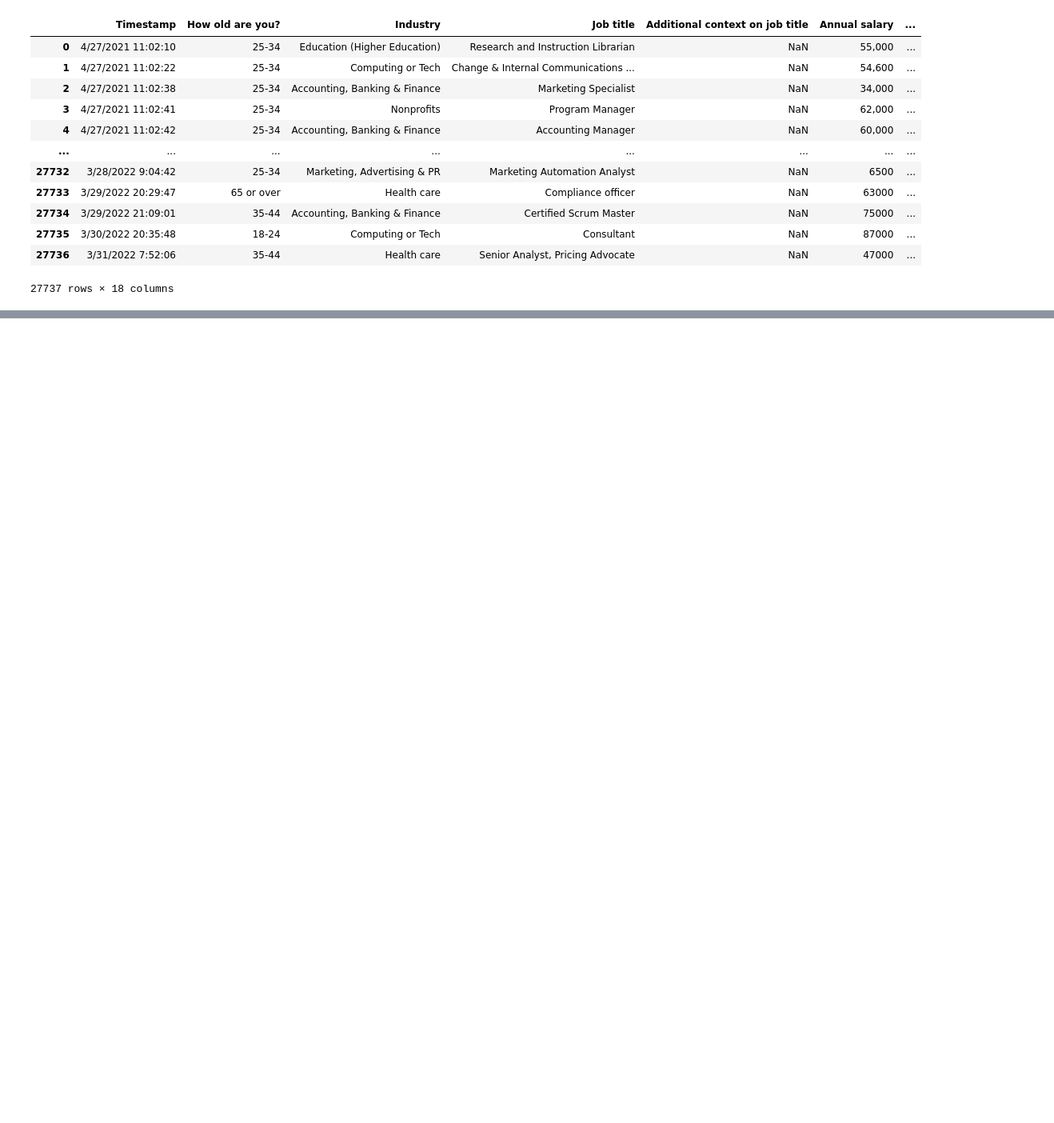
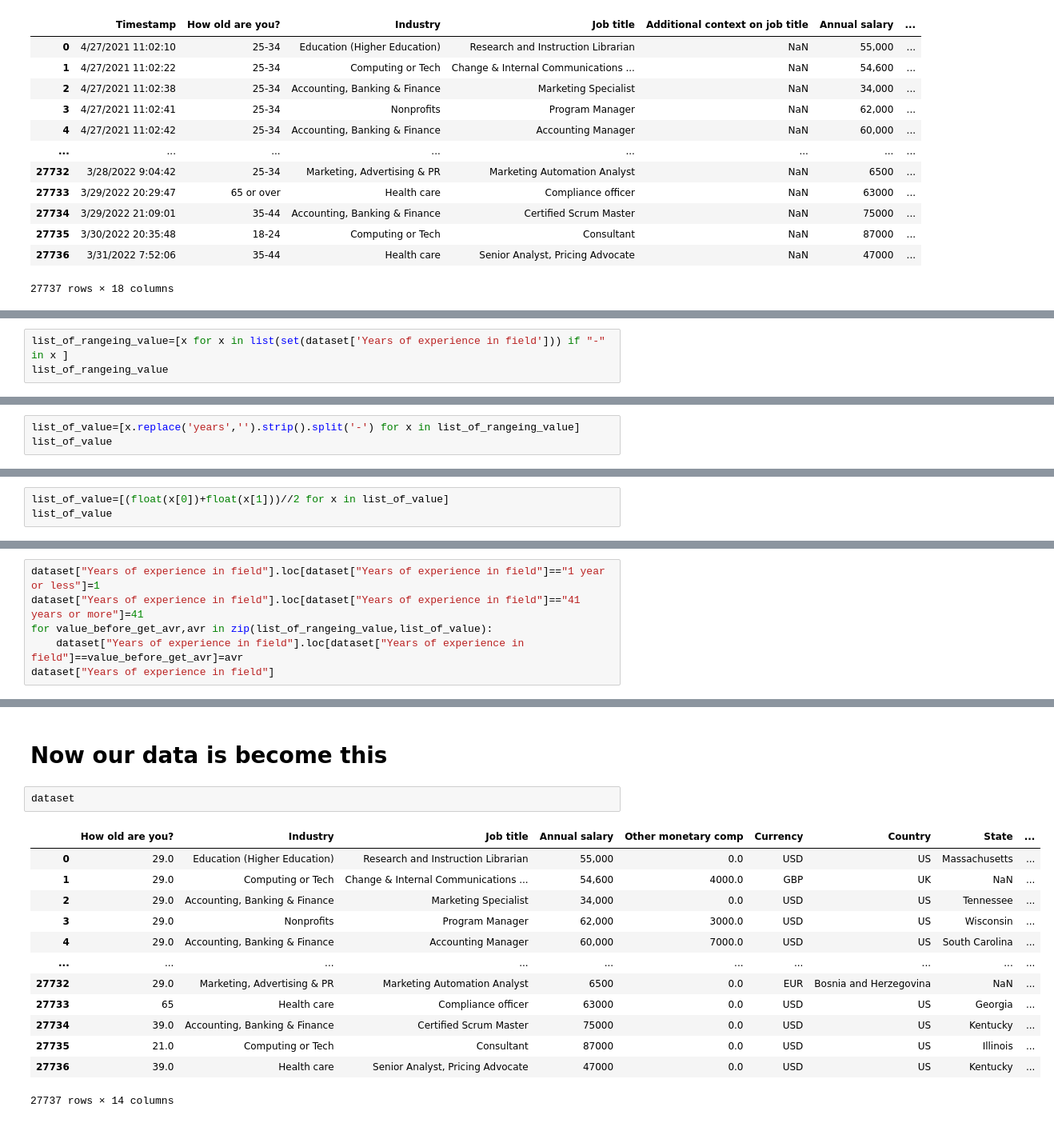
Before and after one commit to AhmedTaha012/MachineLearning-Tasks, a Jupyter notebook: ML project/DataDescription.ipynb, the cells around one changed output, grey strips where cells are left out. Shown at 80% size. Cells and saved outputs as stored; diff of their text form; blank space fills up the shorter version.

Commit message:
new data clean in some coloums

```diff
--- a/ML project/DataDescription.ipynb
+++ b/ML project/DataDescription.ipynb
@@ -115,0 +239,3 @@ Be very careful in the annual salary, other monetary comp since some currencies
+# %%
+list_of_rangeing_value=[x for x in list(set(dataset['Years of experience in field'])) if "-" in x ]
+list_of_rangeing_value
@@ -115,0 +249,3 @@ Be very careful in the annual salary, other monetary comp since some currencies
+# %%
+list_of_value=[x.replace('years','').strip().split('-') for x in list_of_rangeing_value]
+list_of_value
@@ -115,0 +259,3 @@ Be very careful in the annual salary, other monetary comp since some currencies
+# %%
+list_of_value=[(float(x[0])+float(x[1]))//2 for x in list_of_value]
+list_of_value
@@ -115,0 +266,6 @@ Be very careful in the annual salary, other monetary comp since some currencies
+# %%
+dataset["Years of experience in field"].loc[dataset["Years of experience in field"]=="1 year or less"]=1
+dataset["Years of experience in field"].loc[dataset["Years of experience in field"]=="41 years or more"]=41
+for value_before_get_avr,avr in zip(list_of_rangeing_value,list_of_value):
+    dataset["Years of experience in field"].loc[dataset["Years of experience in field"]==value_before_get_avr]=avr
+dataset["Years of experience in field"]
@@ -115,0 +289,18 @@ Be very careful in the annual salary, other monetary comp since some currencies
+# %% [markdown]
+# Now our data is become this
+# %%
+dataset
+# %% [output]
+|  | How old are you? | Industry | Job title | Annual salary | Other monetary comp | Currency | Country | State | ... |
+| 0 | 29.0 | Education (Higher Education) | Research and Instruction Librarian | 55,000 | 0.0 | USD | US | Massachusetts | ... |
+| 1 | 29.0 | Computing or Tech | Change & Internal Communications ... | 54,600 | 4000.0 | GBP | UK | NaN | ... |
+| 2 | 29.0 | Accounting, Banking & Finance | Marketing Specialist | 34,000 | 0.0 | USD | US | Tennessee | ... |
+| 3 | 29.0 | Nonprofits | Program Manager | 62,000 | 3000.0 | USD | US | Wisconsin | ... |
+| 4 | 29.0 | Accounting, Banking & Finance | Accounting Manager | 60,000 | 7000.0 | USD | US | South Carolina | ... |
+| ... | ... | ... | ... | ... | ... | ... | ... | ... | ... |
+| 27732 | 29.0 | Marketing, Advertising & PR | Marketing Automation Analyst | 6500 | 0.0 | EUR | Bosnia and Herzegovina | NaN | ... |
+| 27733 | 65 | Health care | Compliance officer | 63000 | 0.0 | USD | US | Georgia | ... |
+| 27734 | 39.0 | Accounting, Banking & Finance | Certified Scrum Master | 75000 | 0.0 | USD | US | Kentucky | ... |
+| 27735 | 21.0 | Computing or Tech | Consultant | 87000 | 0.0 | USD | US | Illinois | ... |
+| 27736 | 39.0 | Health care | Senior Analyst, Pricing Advocate | 47000 | 0.0 | USD | US | Kentucky | ... |
+27737 rows × 14 columns
```
Also changed, not shown: parts of 28 cells of this notebook, 1 other file.
